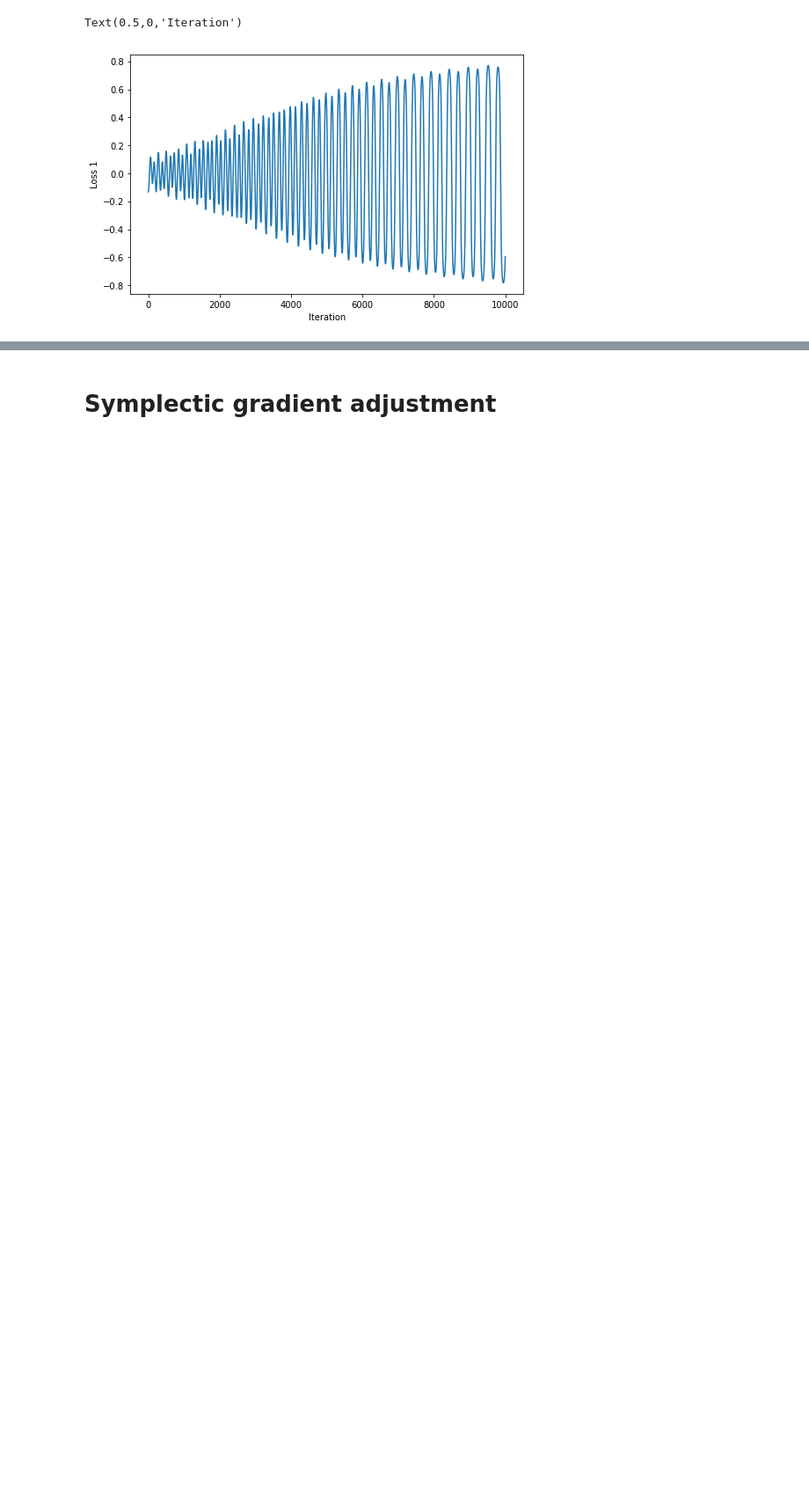
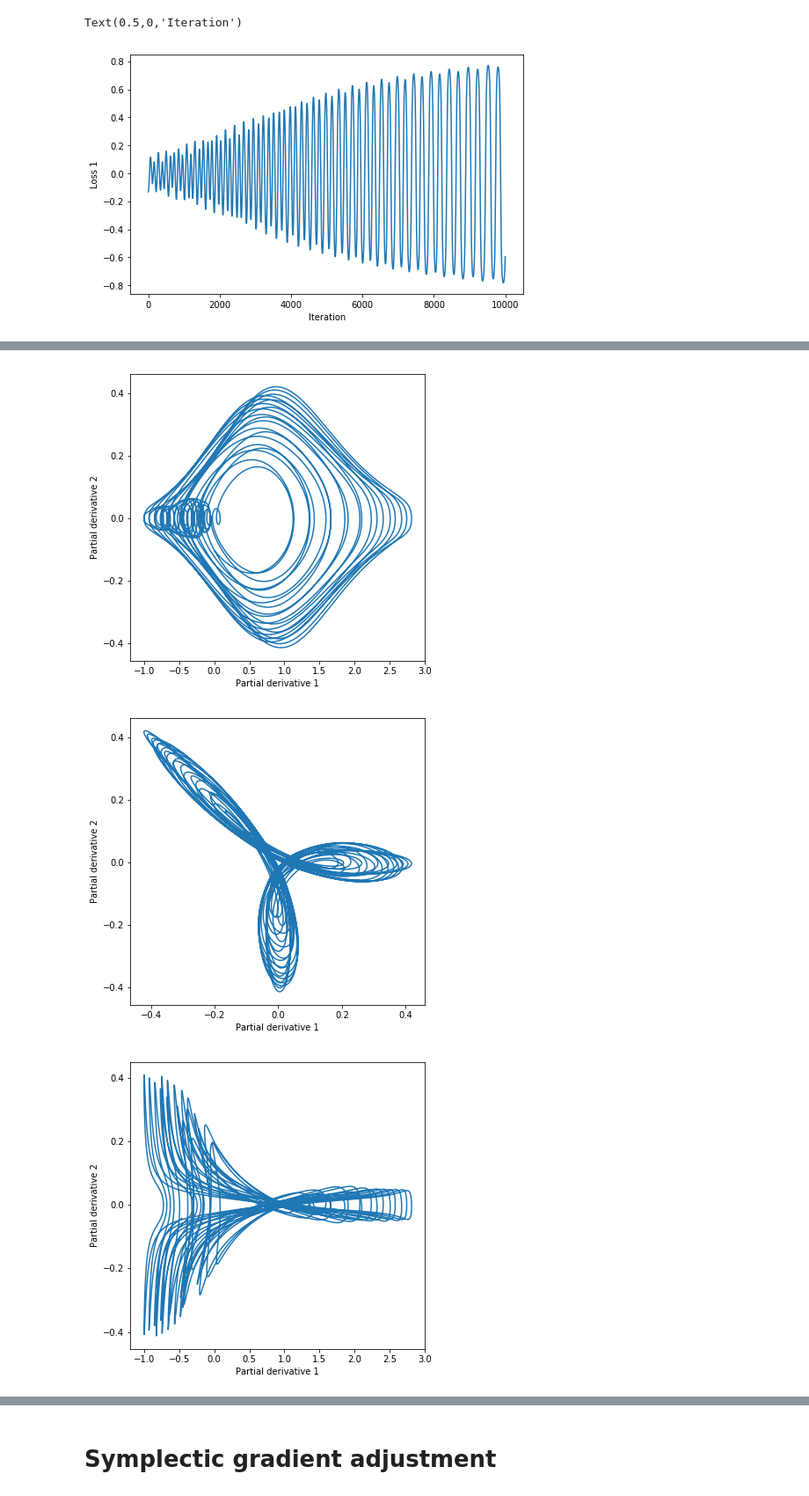
Before and after one commit to alexlyzhov/n-player-games, a Jupyter notebook: rock_paper_scissors.ipynb, the cells around one changed output, grey strips where cells are left out. Shown at 88% size. Cells and saved outputs as stored; diff of their text form; code cells hidden in the pictures; blank space fills up the shorter version.

```diff
--- a/rock_paper_scissors.ipynb
+++ b/rock_paper_scissors.ipynb
@@ -42,6 +42,7 @@ def get_simult(theta, phi):
     f = get_first_loss
     # first-order gradient approximation
     theta_grad = np.zeros([3], dtype=np.float)
+    phi_grad = np.zeros([3], dtype=np.float)
     for i in range(3):
         up = copy.deepcopy(theta)
         up[i] += 0.5*eps
@@ -225,0 +219,12 @@ for x, y in xy:
+# %%
+for x, y in xy:
+#     plt.ylabel('Partial derivative 1')
+#     plt.ylabel('Partial derivative 2')
+    plt.figure(figsize=(6, 6))
+    plt.plot(x, y)
+    plt.xlabel('Partial derivative 1')
+    plt.ylabel('Partial derivative 2')
+# %% [output]
+[figure, added]
+[figure, added]
+[figure, added]
```
Also changed, not shown: parts of 2 cells of this notebook, 3 other files.
